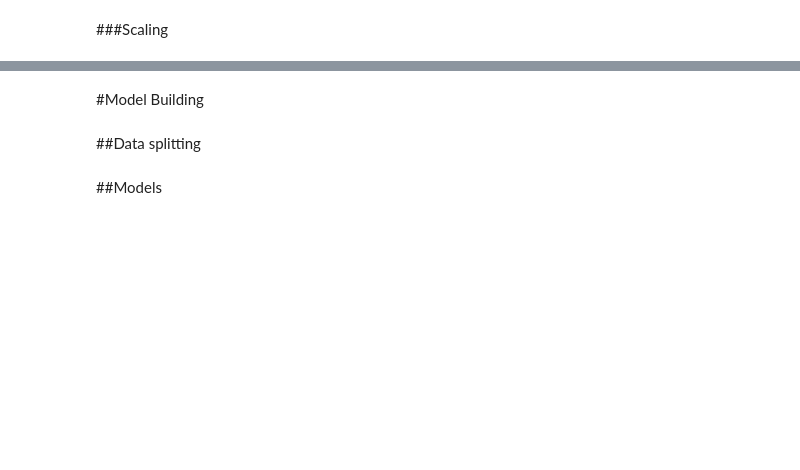
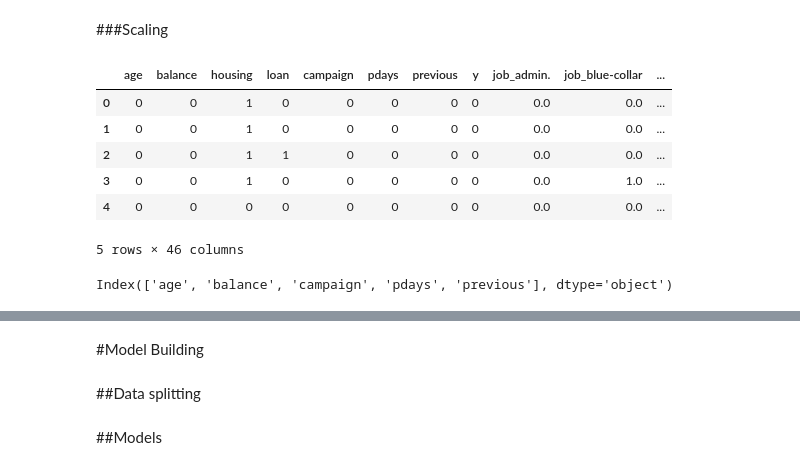
Before and after one commit to Priya-on-loop/Bank_management_model, a Jupyter notebook: Bank_Management.ipynb, the cells around one changed output, grey strips where cells are left out. Cells and saved outputs as stored; diff of their text form; code cells hidden in the pictures; blank space fills up the shorter version.

```diff
--- a/Bank_Management.ipynb
+++ b/Bank_Management.ipynb
@@ -352,2 +446,21 @@ np.int64(0)
 # %% [markdown]
 ###Scaling
+# %%
+# Dataframe before scaling
+df_bank.head()
+# %% [output]
+|  | age | balance | housing | loan | campaign | pdays | previous | y | job_admin. | job_blue-collar | ... |
+| 0 | 0 | 0 | 1 | 0 | 0 | 0 | 0 | 0 | 0.0 | 0.0 | ... |
+| 1 | 0 | 0 | 1 | 0 | 0 | 0 | 0 | 0 | 0.0 | 0.0 | ... |
+| 2 | 0 | 0 | 1 | 1 | 0 | 0 | 0 | 0 | 0.0 | 0.0 | ... |
+| 3 | 0 | 0 | 1 | 0 | 0 | 0 | 0 | 0 | 0.0 | 1.0 | ... |
+| 4 | 0 | 0 | 0 | 0 | 0 | 0 | 0 | 0 | 0.0 | 0.0 | ... |
+5 rows × 46 columns
+# %%
+# Scale only continuos numeric values
+print(num_cols)
+
+scaler = StandardScaler()
+df_bank[num_cols] = scaler.fit_transform(df_bank[num_cols])
+# %% [output]
+Index(['age', 'balance', 'campaign', 'pdays', 'previous'], dtype='object')
```
Also changed, not shown: parts of 18 cells of this notebook.
